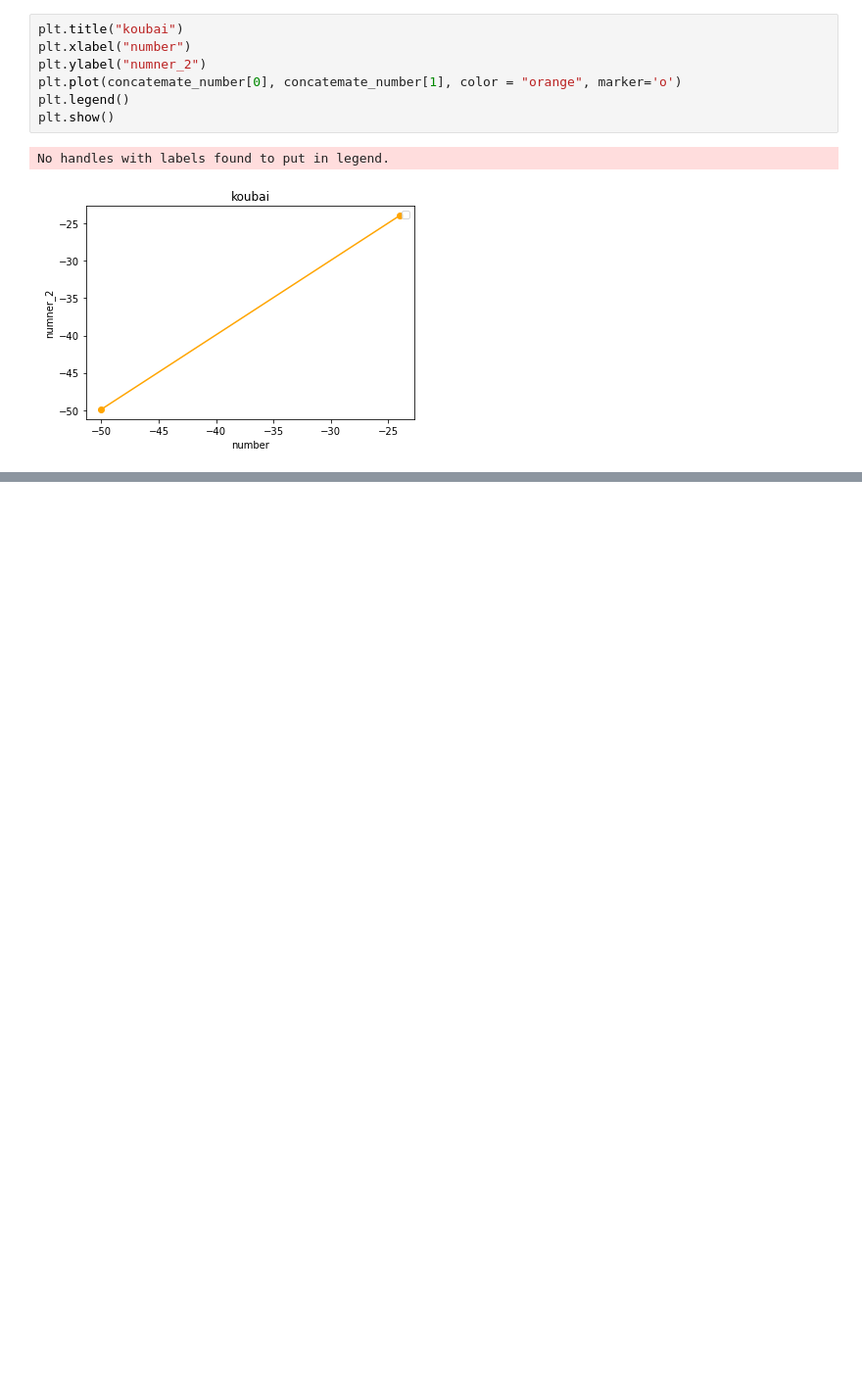
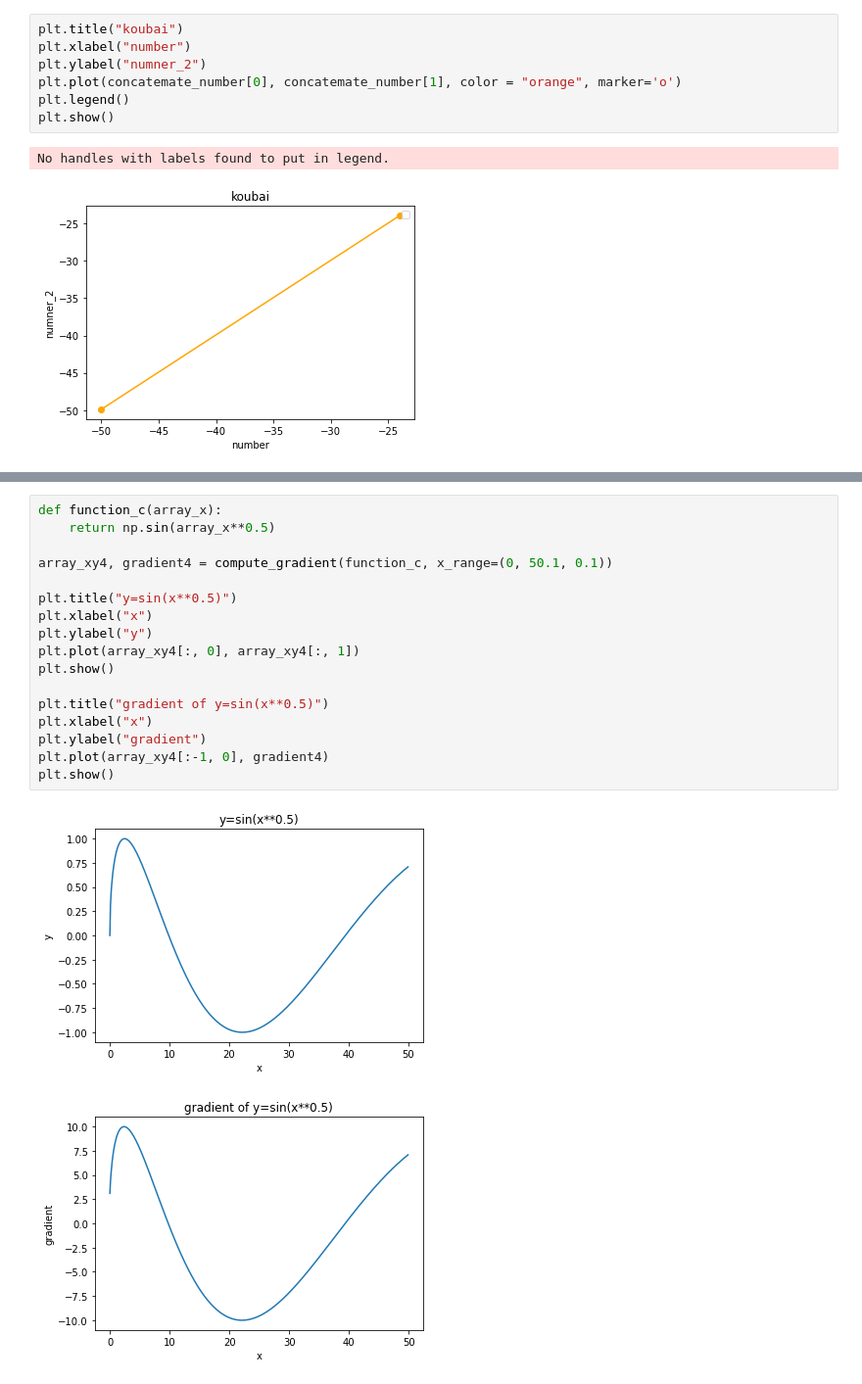
Before and after one commit to harakenken22/diveintocode-ml, a Jupyter notebook: week2_lec_1.ipynb, the cells around one changed output, grey strips where cells are left out. Shown at 98% size. Saved outputs shown, nothing was run; the diff lists cells and outputs as text; blank space fills up the shorter version.

```diff
--- a/week2_lec_1.ipynb
+++ b/week2_lec_1.ipynb
@@ -67,0 +228,20 @@ No handles with labels found to put in legend.
+# %%
+def function_c(array_x):
+    return np.sin(array_x**0.5)
+
+array_xy4, gradient4 = compute_gradient(function_c, x_range=(0, 50.1, 0.1))
+
+plt.title("y=sin(x**0.5)")
+plt.xlabel("x")
+plt.ylabel("y")
+plt.plot(array_xy4[:, 0], array_xy4[:, 1])
+plt.show()
+
+plt.title("gradient of y=sin(x**0.5)")
+plt.xlabel("x")
+plt.ylabel("gradient")
+plt.plot(array_xy4[:-1, 0], gradient4)
+plt.show()
+# %% [output]
+[figure, added]
+[figure, added]
```
Also changed, not shown: parts of 14 cells of this notebook, 5 other files.
